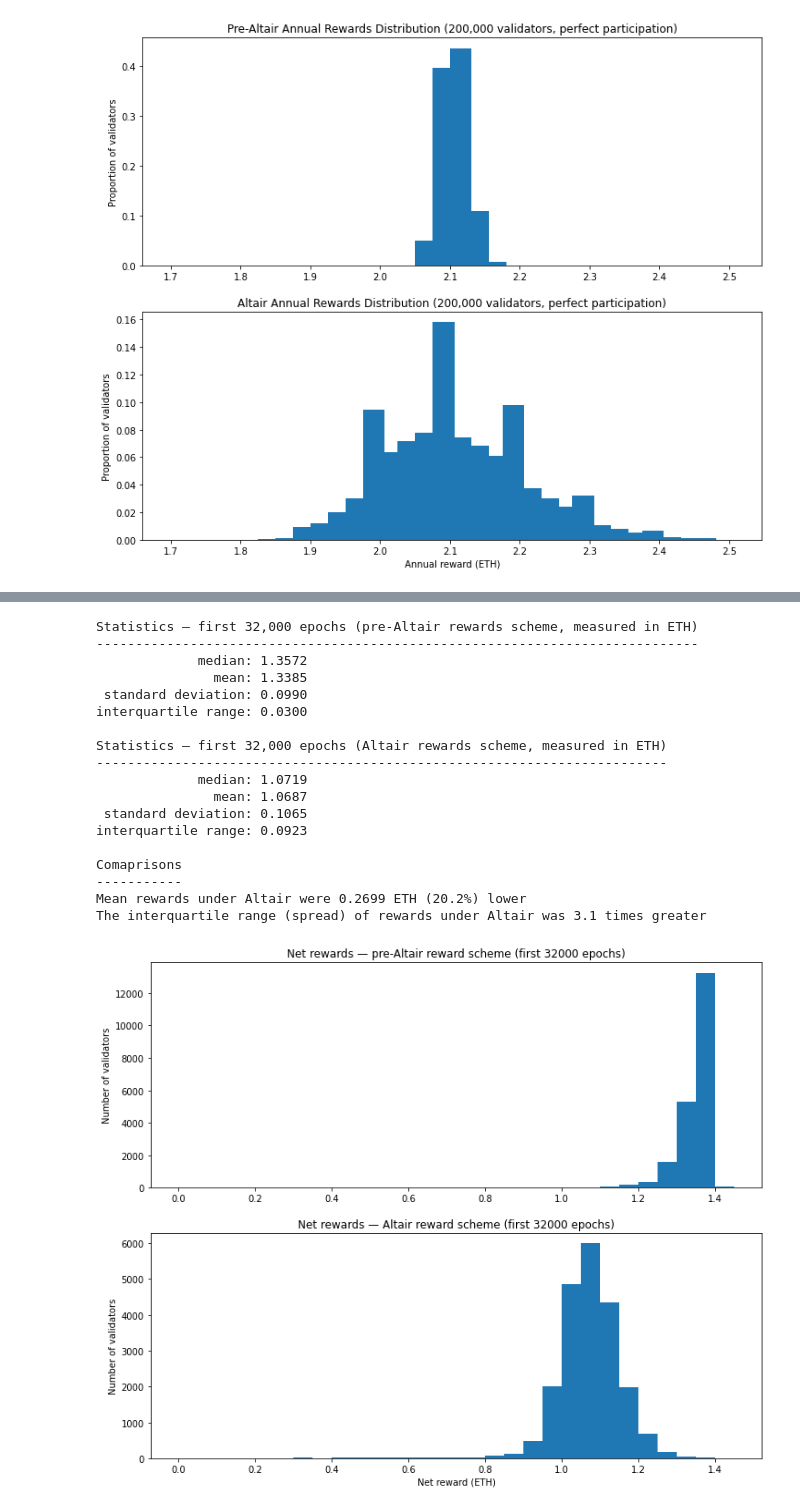
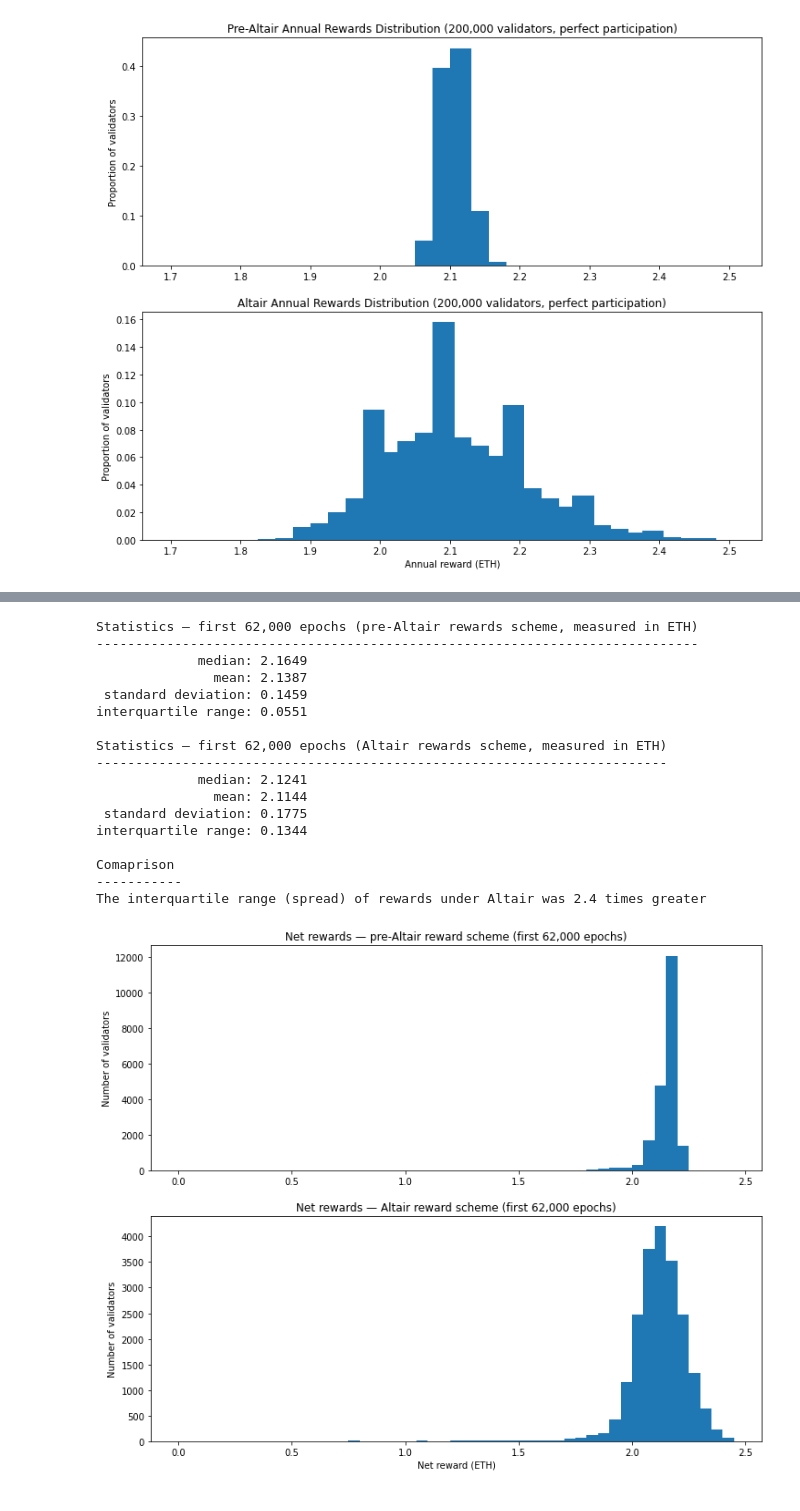
Before and after one commit to pintail-xyz/altair-rewards, a Jupyter notebook: altair.ipynb, the cells around one changed output, grey strips where cells are left out. Cells and saved outputs as stored; diff of their text form; code cells hidden in the pictures.

```diff
--- a/altair.ipynb
+++ b/altair.ipynb
@@ -331,7 +332,7 @@ With all this in mind, let's take a look at the data.
 
 import json
 
-with open('rewards.json') as f:
+with open('aggregate_rewards.json') as f:
     rewards = json.load(f)
 with open('check.json') as f:
     check = json.load(f)
@@ -355,52 +356,50 @@ prior_mean = df["prior_rewards"].mean()
 altair_mean = df["altair_rewards"].mean()
 mean_diff = prior_mean - altair_mean
 
-print('Statistics — first 32,000 epochs (pre-Altair rewards scheme, measured in ETH)')
+print('Statistics — first 62,000 epochs (pre-Altair rewards scheme, measured in ETH)')
 print('-----------------------------------------------------------------------------')
 print(f'             median: {df["prior_rewards"].quantile(0.5):.4f}')
 print(f'               mean: {prior_mean:.4f}')
 print(f' standard deviation: {df["prior_rewards"].std():.4f}')
 print(f'interquartile range: {prior_iqr:.4f}')
 
-print('\nStatistics — first 32,000 epochs (Altair rewards scheme, measured in ETH)')
+print('\nStatistics — first 62,000 epochs (Altair rewards scheme, measured in ETH)')
 print('-------------------------------------------------------------------------')
 print(f'             median: {df["altair_rewards"].quantile(0.5):.4f}')
 print(f'               mean: {altair_mean:.4f}')
 print(f' standard deviation: {df["altair_rewards"].std():.4f}')
 print(f'interquartile range: {altair_iqr:.4f}')
 
-print('\nComaprisons')
+print('\nComaprison')
 print('-----------')
-print(f'Mean rewards under Altair were {mean_diff:.4f} ETH ({100*mean_diff/prior_mean:.1f}%) lower')
 print(f'The interquartile range (spread) of rewards under Altair was {altair_iqr / prior_iqr:.1f} times greater')
 
 fig, (ax1,ax2) = plt.subplots(2, 1, figsize=(12,10))
-bins = [b/20 for b in range(30)]
+bins = [b/20 for b in range(50)]
 df['prior_rewards'].plot.hist(ax=ax1, bins=bins)
 df['altair_rewards'].plot.hist(ax=ax2, bins=bins)
-ax1.set_title("Net rewards — pre-Altair reward scheme (first 32000 epochs)")
+ax1.set_title("Net rewards — pre-Altair reward scheme (first 62,000 epochs)")
 ax1.set_ylabel("Number of validators")
-ax2.set_title("Net rewards — Altair reward scheme (first 32000 epochs)")
+ax2.set_title("Net rewards — Altair reward scheme (first 62,000 epochs)")
 ax2.set_xlabel("Net reward (ETH)")
 ax2.set_ylabel("Number of validators");
 # %% [output]
-Statistics — first 32,000 epochs (pre-Altair rewards scheme, measured in ETH)
+Statistics — first 62,000 epochs (pre-Altair rewards scheme, measured in ETH)
 -----------------------------------------------------------------------------
-             median: 1.3572
-               mean: 1.3385
- standard deviation: 0.0990
-interquartile range: 0.0300
+             median: 2.1649
+               mean: 2.1387
+ standard deviation: 0.1459
+interquartile range: 0.0551
 
-Statistics — first 32,000 epochs (Altair rewards scheme, measured in ETH)
+Statistics — first 62,000 epochs (Altair rewards scheme, measured in ETH)
 -------------------------------------------------------------------------
-             median: 1.0719
-               mean: 1.0687
- standard deviation: 0.1065
-interquartile range: 0.0923
+             median: 2.1241
+               mean: 2.1144
+ standard deviation: 0.1775
+interquartile range: 0.1344
 
-Comaprisons
+Comaprison
 -----------
-Mean rewards under Altair were 0.2699 ETH (20.2%) lower
-The interquartile range (spread) of rewards under Altair was 3.1 times greater
+The interquartile range (spread) of rewards under Altair was 2.4 times greater
-[figure, old version]
+[figure, new version]
 # %% [markdown]
```
Also changed, not shown: parts of 7 cells of this notebook, 6 other files.
